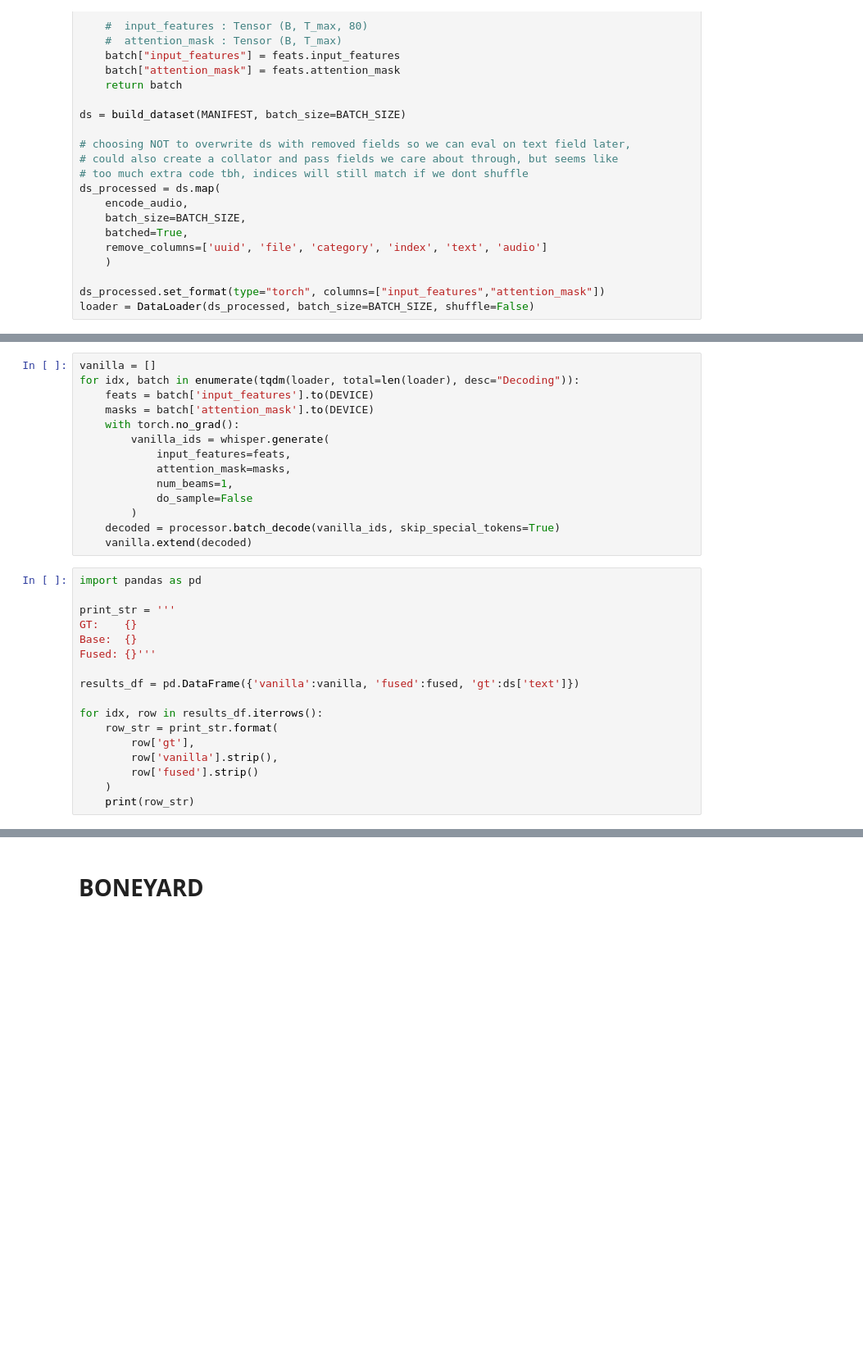
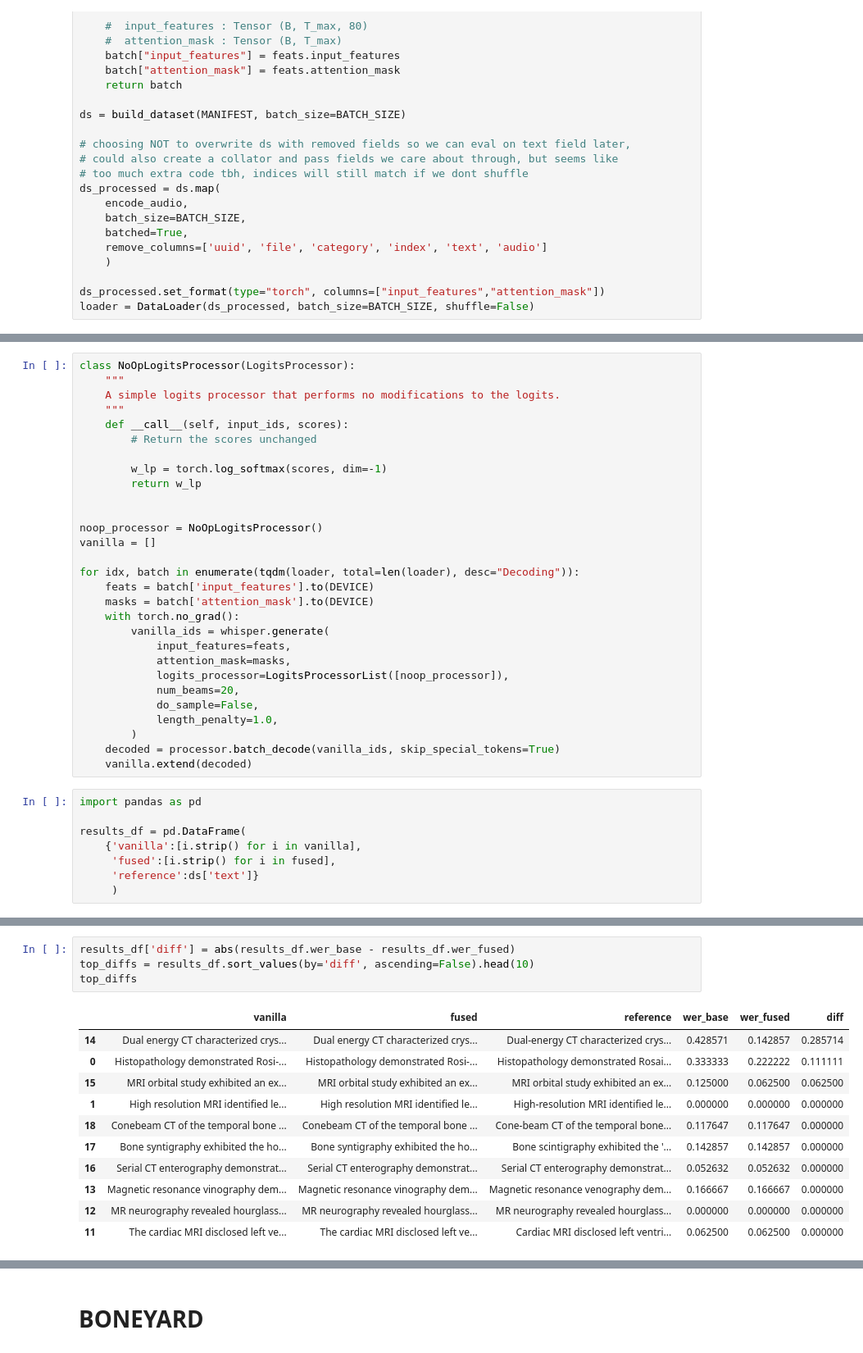
Before and after one commit to donkeyanaphora/SF_EVAL, a Jupyter notebook: notebooks/eval_sf_clean.ipynb, the cells around one changed output, grey strips where cells are left out. Shown: that part at 82% size. Cells and saved outputs as stored; diff of their text form; blank space fills up the shorter version.

```diff
--- a/notebooks/eval_sf_clean.ipynb
+++ b/notebooks/eval_sf_clean.ipynb
@@ -206,5 +210,18 @@ for idx, batch in enumerate(tqdm(loader, total=len(loader), desc="Decoding")):
 # %%
+class NoOpLogitsProcessor(LogitsProcessor):
+    """
+    A simple logits processor that performs no modifications to the logits.
+    """
+    def __call__(self, input_ids, scores):
+        # Return the scores unchanged
+
+        w_lp = torch.log_softmax(scores, dim=-1)
+        return w_lp
+
+
+noop_processor = NoOpLogitsProcessor()
 vanilla = []
+
 for idx, batch in enumerate(tqdm(loader, total=len(loader), desc="Decoding")):
     feats = batch['input_features'].to(DEVICE)
     masks = batch['attention_mask'].to(DEVICE)
@@ -212,25 +229,18 @@ for idx, batch in enumerate(tqdm(loader, total=len(loader), desc="Decoding")):
         vanilla_ids = whisper.generate(
             input_features=feats,
             attention_mask=masks,
-            num_beams=1,
-            do_sample=False
+            logits_processor=LogitsProcessorList([noop_processor]),
+            num_beams=20,
+            do_sample=False,
+            length_penalty=1.0,
         )
     decoded = processor.batch_decode(vanilla_ids, skip_special_tokens=True)
     vanilla.extend(decoded)
 # %%
 import pandas as pd
 
-print_str = '''
-GT:    {}
-Base:  {}
-Fused: {}'''
-
-results_df = pd.DataFrame({'vanilla':vanilla, 'fused':fused, 'gt':ds['text']})
-
-for idx, row in results_df.iterrows():
-    row_str = print_str.format(
-        row['gt'],
-        row['vanilla'].strip(),
-        row['fused'].strip()
-    )
-    print(row_str)
+results_df = pd.DataFrame(
+    {'vanilla':[i.strip() for i in vanilla],
+     'fused':[i.strip() for i in fused],
+     'reference':ds['text']}
+     )
@@ -254,0 +307,16 @@ Fused: Transgrainedyl-doppler-ultressinography showed reduced mean flow velocity
+# %%
+results_df['diff'] = abs(results_df.wer_base - results_df.wer_fused)
+top_diffs = results_df.sort_values(by='diff', ascending=False).head(10)
+top_diffs
+# %% [output]
+|  | vanilla | fused | reference | wer_base | wer_fused | diff |
+| 14 | Dual energy CT characterized crys... | Dual energy CT characterized crys... | Dual‑energy CT characterized crys... | 0.428571 | 0.142857 | 0.285714 |
+| 0 | Histopathology demonstrated Rosi-... | Histopathology demonstrated Rosi-... | Histopathology demonstrated Rosai... | 0.333333 | 0.222222 | 0.111111 |
+| 15 | MRI orbital study exhibited an ex... | MRI orbital study exhibited an ex... | MRI orbital study exhibited an ex... | 0.125000 | 0.062500 | 0.062500 |
+| 1 | High resolution MRI identified le... | High resolution MRI identified le... | High‑resolution MRI identified le... | 0.000000 | 0.000000 | 0.000000 |
+| 18 | Conebeam CT of the temporal bone ... | Conebeam CT of the temporal bone ... | Cone‑beam CT of the temporal bone... | 0.117647 | 0.117647 | 0.000000 |
+| 17 | Bone syntigraphy exhibited the ho... | Bone syntigraphy exhibited the ho... | Bone scintigraphy exhibited the '... | 0.142857 | 0.142857 | 0.000000 |
+| 16 | Serial CT enterography demonstrat... | Serial CT enterography demonstrat... | Serial CT enterography demonstrat... | 0.052632 | 0.052632 | 0.000000 |
+| 13 | Magnetic resonance vinography dem... | Magnetic resonance vinography dem... | Magnetic resonance venography dem... | 0.166667 | 0.166667 | 0.000000 |
+| 12 | MR neurography revealed hourglass... | MR neurography revealed hourglass... | MR neurography revealed hourglass... | 0.000000 | 0.000000 | 0.000000 |
+| 11 | The cardiac MRI disclosed left ve... | The cardiac MRI disclosed left ve... | Cardiac MRI disclosed left ventri... | 0.062500 | 0.062500 | 0.000000 |
```
Also changed, not shown: parts of 8 cells of this notebook.
